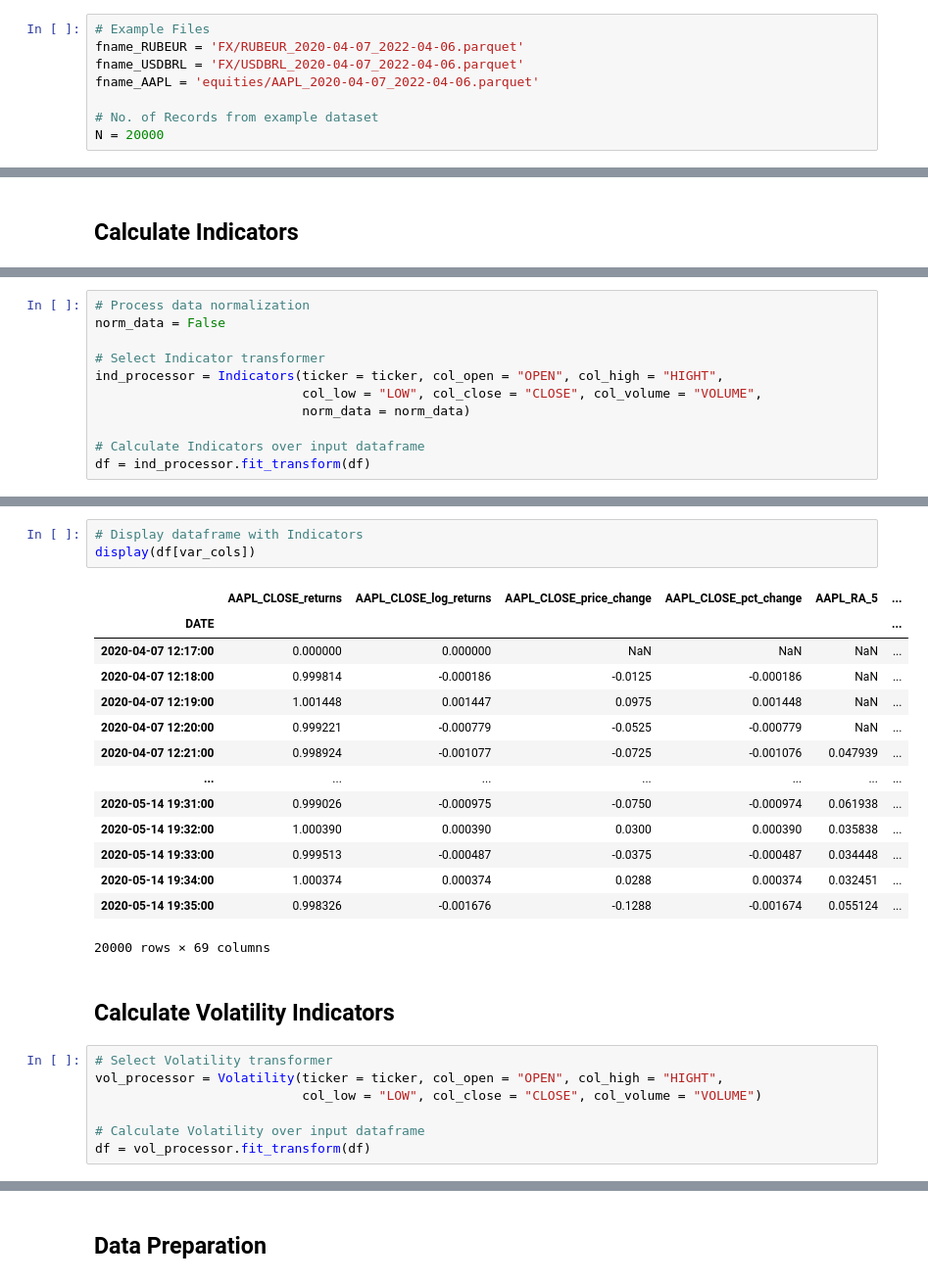
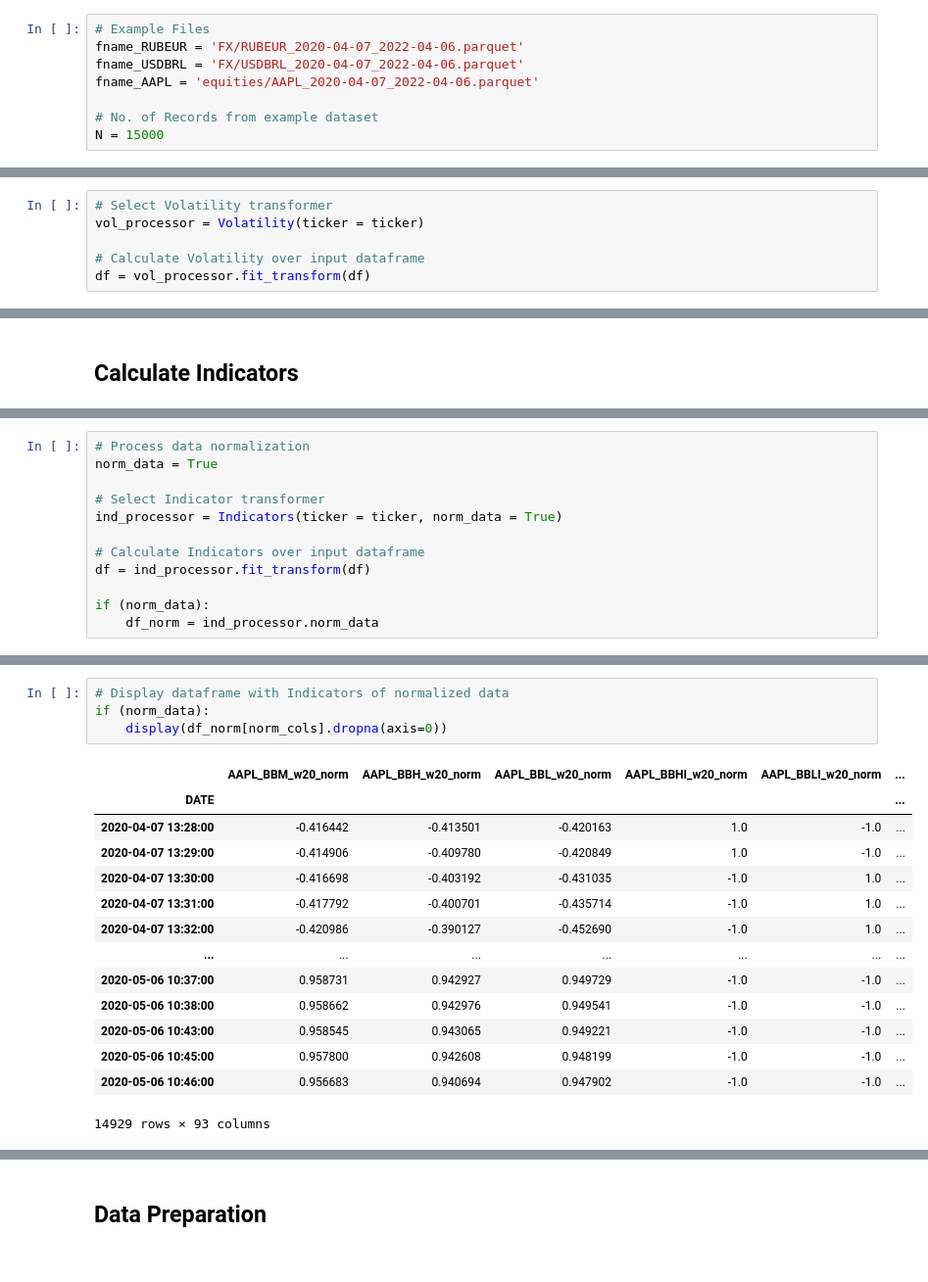
Before and after one commit to yashbhesaniya/fractional-differentiation-time-series, a Jupyter notebook: notebooks/denoising.ipynb, the cells around one changed output, grey strips where cells are left out. Shown: that part at 98% size. Saved outputs shown, nothing was run; the diff lists cells and outputs as text.

```diff
--- a/notebooks/denoising.ipynb
+++ b/notebooks/denoising.ipynb
@@ -41,7 +40,7 @@ fname_USDBRL = 'FX/USDBRL_2020-04-07_2022-04-06.parquet'
 fname_AAPL = 'equities/AAPL_2020-04-07_2022-04-06.parquet'
 
 # No. of Records from example dataset
-N = 20000
+N = 15000
 # %%
 # Dataset chosen in this simulation
 ticker = 'AAPL'
@@ -134,0 +130,6 @@ After $\textbf{Volatility}$ and $\textbf{Data Generation}$ groups introduced the
+# %%
+# Select Volatility transformer
+vol_processor = Volatility(ticker = ticker)
+
+# Calculate Volatility over input dataframe
+df = vol_processor.fit_transform(df)
@@ -144,11 +156,12 @@ After $\textbf{Volatility}$ and $\textbf{Data Generation}$ groups introduced the
 # %%
 # Process data normalization
-norm_data = False
+norm_data = True
 
 # Select Indicator transformer
-ind_processor = Indicators(ticker = ticker, col_open = "OPEN", col_high = "HIGHT",
-                           col_low = "LOW", col_close = "CLOSE", col_volume = "VOLUME",
-                           norm_data = norm_data)
+ind_processor = Indicators(ticker = ticker, norm_data = True)
 
 # Calculate Indicators over input dataframe
 df = ind_processor.fit_transform(df)
+
+if (norm_data):
+    df_norm = ind_processor.norm_data
@@ -155,27 +186,19 @@ df = ind_processor.fit_transform(df)
 # %%
-# Display dataframe with Indicators
-display(df[var_cols])
+# Display dataframe with Indicators of normalized data
+if (norm_data):
+    display(df_norm[norm_cols].dropna(axis=0))
 # %% [output]
-|  | AAPL_CLOSE_returns | AAPL_CLOSE_log_returns | AAPL_CLOSE_price_change | AAPL_CLOSE_pct_change | AAPL_RA_5 | ... |
+|  | AAPL_BBM_w20_norm | AAPL_BBH_w20_norm | AAPL_BBL_w20_norm | AAPL_BBHI_w20_norm | AAPL_BBLI_w20_norm | ... |
 | DATE |  |  |  |  |  | ... |
-| 2020-04-07 12:17:00 | 0.000000 | 0.000000 | NaN | NaN | NaN | ... |
-| 2020-04-07 12:18:00 | 0.999814 | -0.000186 | -0.0125 | -0.000186 | NaN | ... |
-| 2020-04-07 12:19:00 | 1.001448 | 0.001447 | 0.0975 | 0.001448 | NaN | ... |
-| 2020-04-07 12:20:00 | 0.999221 | -0.000779 | -0.0525 | -0.000779 | NaN | ... |
-| 2020-04-07 12:21:00 | 0.998924 | -0.001077 | -0.0725 | -0.001076 | 0.047939 | ... |
+| 2020-04-07 13:28:00 | -0.416442 | -0.413501 | -0.420163 | 1.0 | -1.0 | ... |
+| 2020-04-07 13:29:00 | -0.414906 | -0.409780 | -0.420849 | 1.0 | -1.0 | ... |
+| 2020-04-07 13:30:00 | -0.416698 | -0.403192 | -0.431035 | -1.0 | 1.0 | ... |
+| 2020-04-07 13:31:00 | -0.417792 | -0.400701 | -0.435714 | -1.0 | 1.0 | ... |
+| 2020-04-07 13:32:00 | -0.420986 | -0.390127 | -0.452690 | -1.0 | 1.0 | ... |
 | ... | ... | ... | ... | ... | ... | ... |
-| 2020-05-14 19:31:00 | 0.999026 | -0.000975 | -0.0750 | -0.000974 | 0.061938 | ... |
-| 2020-05-14 19:32:00 | 1.000390 | 0.000390 | 0.0300 | 0.000390 | 0.035838 | ... |
-| 2020-05-14 19:33:00 | 0.999513 | -0.000487 | -0.0375 | -0.000487 | 0.034448 | ... |
-| 2020-05-14 19:34:00 | 1.000374 | 0.000374 | 0.0288 | 0.000374 | 0.032451 | ... |
-| 2020-05-14 19:35:00 | 0.998326 | -0.001676 | -0.1288 | -0.001674 | 0.055124 | ... |
+| 2020-05-06 10:37:00 | 0.958731 | 0.942927 | 0.949729 | -1.0 | -1.0 | ... |
+| 2020-05-06 10:38:00 | 0.958662 | 0.942976 | 0.949541 | -1.0 | -1.0 | ... |
+| 2020-05-06 10:43:00 | 0.958545 | 0.943065 | 0.949221 | -1.0 | -1.0 | ... |
+| 2020-05-06 10:45:00 | 0.957800 | 0.942608 | 0.948199 | -1.0 | -1.0 | ... |
+| 2020-05-06 10:46:00 | 0.956683 | 0.940694 | 0.947902 | -1.0 | -1.0 | ... |
-20000 rows × 69 columns
+14929 rows × 93 columns
-# %% [markdown]
-## Calculate Volatility Indicators
-# %%
-# Select Volatility transformer
-vol_processor = Volatility(ticker = ticker, col_open = "OPEN", col_high = "HIGHT",
-                           col_low = "LOW", col_close = "CLOSE", col_volume = "VOLUME")
-
-# Calculate Volatility over input dataframe
-df = vol_processor.fit_transform(df)
```
Also changed, not shown: parts of 19 cells of this notebook, 8 other files.
